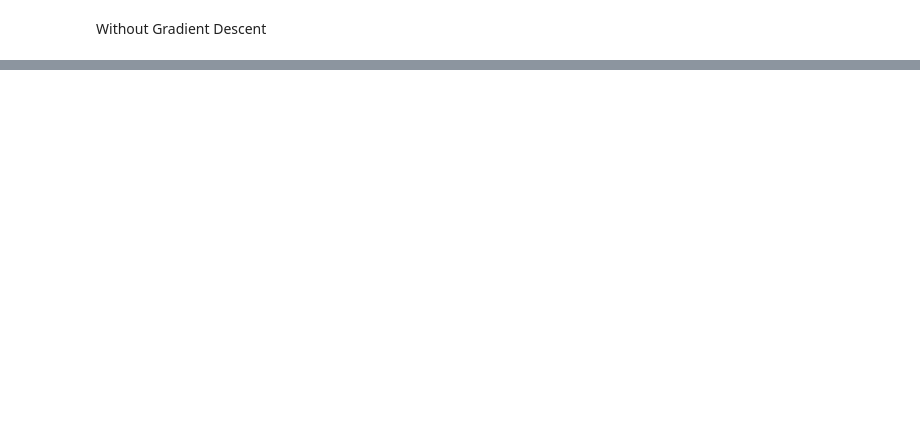
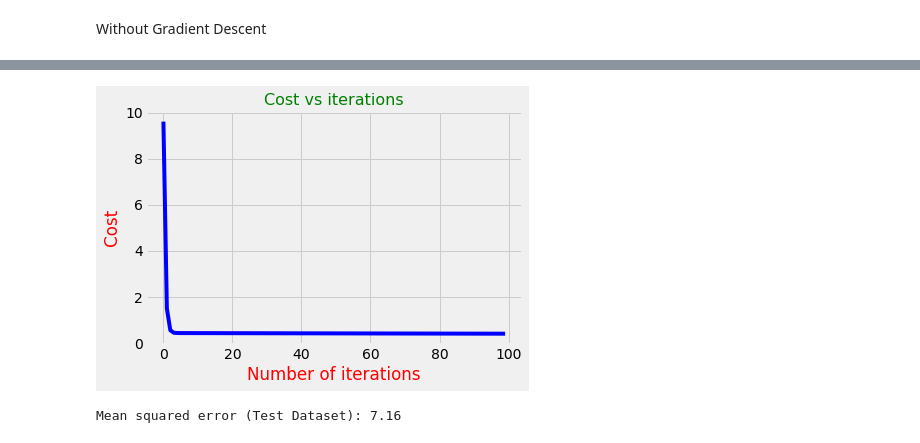
Before and after one commit to Rishiraj-singh7/Regression-slr, a Jupyter notebook: gradient descent.ipynb, the cells around one changed output, grey strips where cells are left out. Drawn from its saved outputs; the diff is of its cells as text; code cells hidden in the pictures; blank space fills up the shorter version.

```diff
--- a/gradient descent.ipynb
+++ b/gradient descent.ipynb
@@ -46,0 +110,30 @@ Without Gradient Descent
+# %%
+# gradient descenrt function
+iterations = 100
+
+def gradient_descent(x,y):
+    m_curr = b_curr = 0
+    n = len(x)
+    learning_rate = 0.02
+    m = []
+    b = []
+    cost_func = []
+
+    for i in range(iterations):
+
+        y_predicted = m_curr * x + b_curr
+        cost = (1/n) * sum((y - y_predicted)**2)
+        md = -(2/n) * sum(x*(y- y_predicted))
+        bd = -(2/n) * sum(y- y_predicted)
+
+        m_curr -= learning_rate * md
+        b_curr -= learning_rate * bd
+
+        print("i = {}, m = {}, b = {}, cost = {}".format(i, m_curr, b_curr, cost))
+
+        m.append(m_curr)
+        b.append(b_curr)
+        cost_func.append(cost)
+    return m, b, cost_func
+# %%
+m, b, cost_func = gradient_descent(X, Y)
@@ -46,0 +158,12 @@ Without Gradient Descent
+# %%
+plt.plot(np.arange(iterations),cost_func, color='b')
+plt.xlabel('Number of iterations',color='red')
+plt.ylabel('Cost',color='red')
+plt.title('Cost vs iterations',color='green',fontsize=16)
+plt.show()
+# %% [output]
+[figure, added]
+# %%
+print("Mean squared error (Test Dataset): %.2f" %mean_squared_error(m[-1]*X + b[-1],X))
+# %% [output]
+Mean squared error (Test Dataset): 7.16
```
Also changed, not shown: parts of 31 cells of this notebook.
